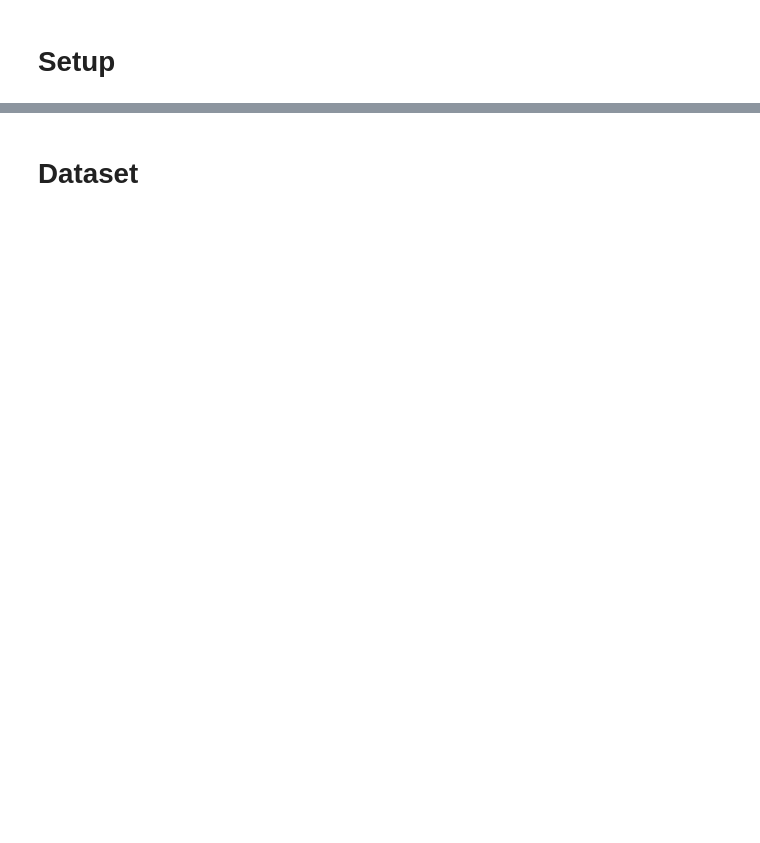
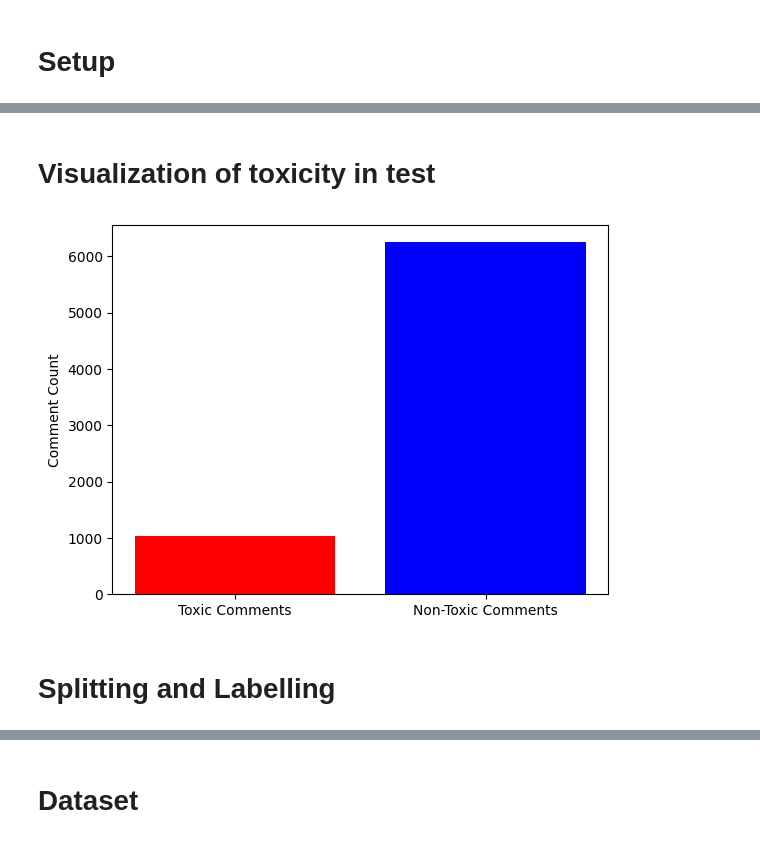
Before and after one commit to EliMartian/roberta_model_fine_tuning, a Jupyter notebook: fine_tuning_roberta.ipynb, the cells around one changed output, grey strips where cells are left out. Drawn from its saved outputs; the diff is of its cells as text; code cells hidden in the pictures; blank space fills up the shorter version.

```diff
--- a/fine_tuning_roberta.ipynb
+++ b/fine_tuning_roberta.ipynb
@@ -146 +96,20 @@ My main beef with this article is that it seems...  data that would be found in
+# %% [markdown]
+# Visualization of toxicity in test
+# %%
+# Count toxic and non-toxic comments
+toxic_count = toxicity_test_df['toxic'].sum()
+non_toxic_count = len(toxicity_test_df) - toxic_count
+
+# Plot side-by-side bars for toxic and non-toxic comments
+labels = ['Toxic Comments', 'Non-Toxic Comments']
+counts = [toxic_count, non_toxic_count]
+
+plt.bar(labels, counts, color=['red', 'blue'])
+plt.ylabel('Comment Count')
+
+plt.show()
+# %% [output]
+[figure, added]
+# %% [markdown]
+# Splitting and Labelling
 # %%
```
Also changed, not shown: parts of 20 cells of this notebook, 1 other file.
